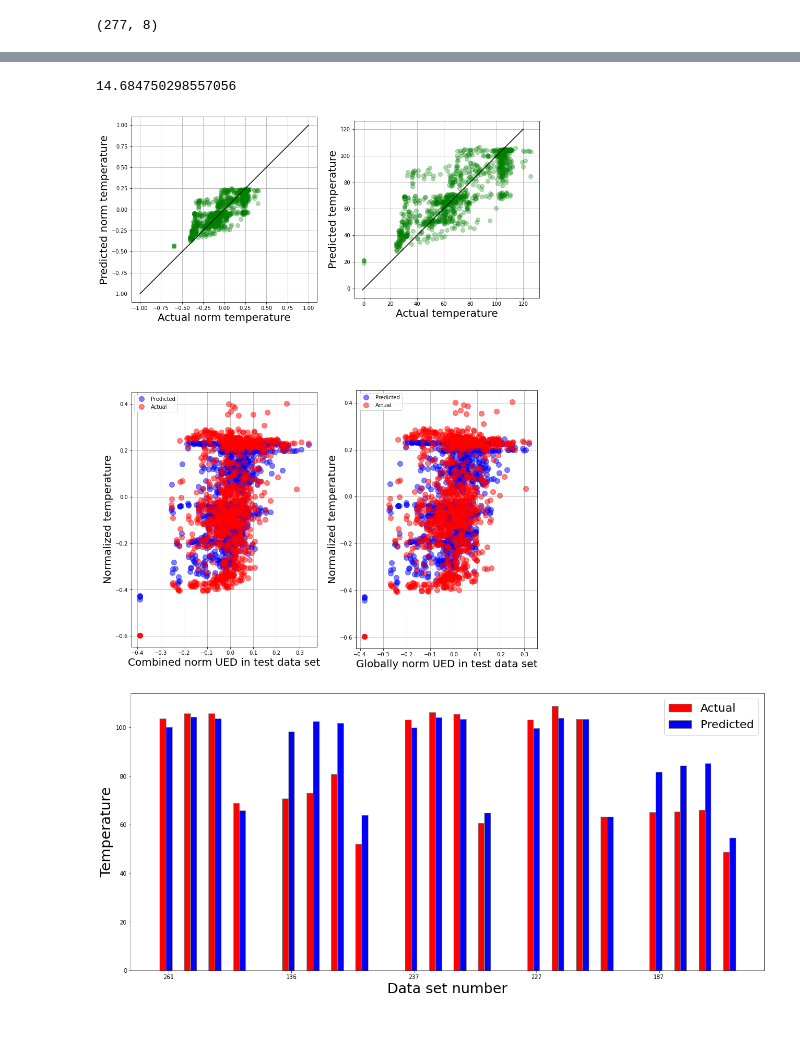
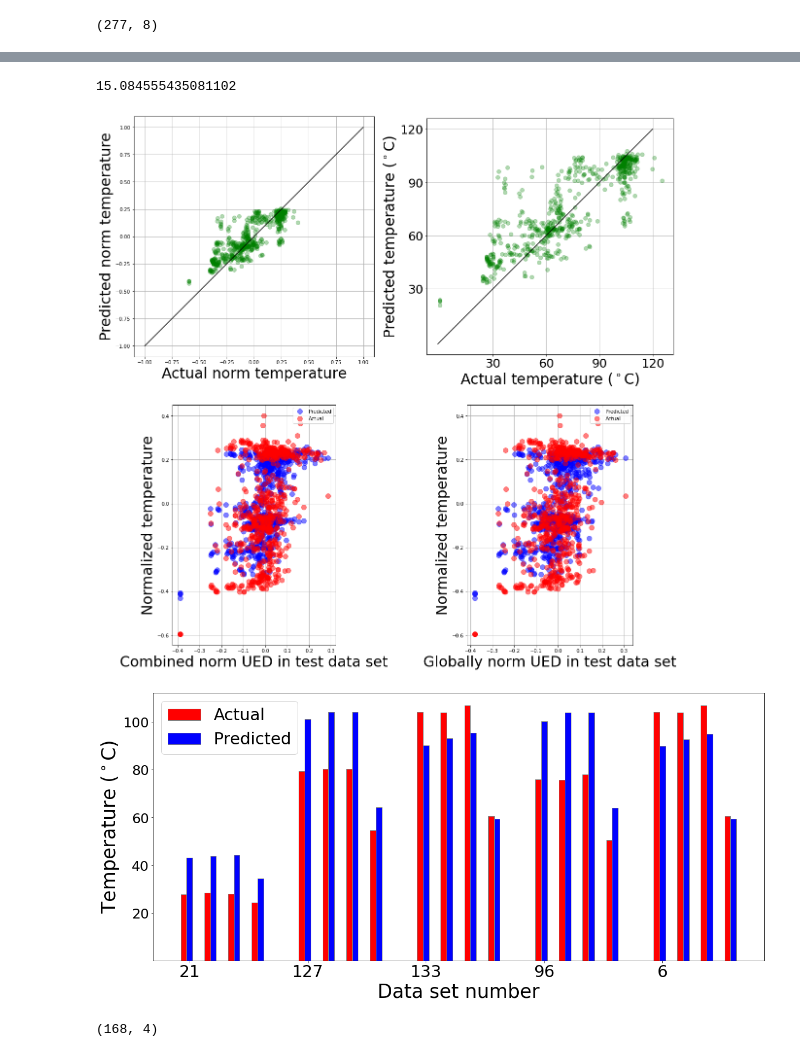
Before and after one commit to Elmiraniz/ultrasound-deep-decorrelation-imaging-of-ex-vivo-liver-RF-ablation, a Jupyter notebook: deep_thermometry_bovine.ipynb, the cells around one changed output, grey strips where cells are left out. Drawn from its saved outputs; the diff is of its cells as text; code cells hidden in the pictures; blank space fills up the shorter version.

```diff
--- a/deep_thermometry_bovine.ipynb
+++ b/deep_thermometry_bovine.ipynb
@@ -656,7 +656,7 @@ dec_comb_glob.shape
 # %% [output]
 (839, 8)
 # %%
-X_train_inst, X_test_inst, Y_train_inst, Y_test_inst = train_test_split(dec_comb_glob, temperature_norm, test_size=0.33, random_state=42)
+X_train_inst, X_test_inst, Y_train_inst, Y_test_inst = train_test_split(dec_comb_glob, temperature_norm, test_size=0.2, random_state=42)
 
 Y_train_inst.shape
 # %% [output]
@@ -1032,8 +898,8 @@ tensorboard_callback = keras.callbacks.TensorBoard(log_dir=logdir)
 history5 = my_model5.fit(
     X_train_inst,
     Y_train_inst,
-    batch_size=50,
-    epochs=420,
+    batch_size=100,
+    epochs=210,
     verbose=2,
     validation_split=0.15,
     shuffle=False,
@@ -1077,6 +942,6 @@ X_test_inst_real = (X_test_inst + dec_log10_mean) * dec_log10_absmax
 # %%
-font_size = 20
-plt.figure(figsize=(14,20))
+font_size = 30
+plt.figure(figsize=(20,20))
 plt.subplot(221, aspect='equal')
 plt.plot(Y_test_inst, y_predictions_inst, 'go', alpha=0.3, markersize=8);
 plt.plot(np.linspace(-1,1,300), np.linspace(-1,1,300), 'k-');
@@ -1086,42 +951,45 @@ plt.grid()
 plt.subplot(222, aspect='equal')
 plt.plot(Y_test_inst_real, y_predictions_inst_real, 'go', alpha=0.3, markersize=8);
 plt.plot(np.linspace(-1,120,300), np.linspace(-1,120,300), 'k-');
-plt.xlabel('Actual temperature',fontsize=font_size)
-plt.ylabel('Predicted temperature',fontsize=font_size)
+plt.xlabel('Actual temperature ($^\circ$C)',fontsize=font_size)
+plt.ylabel('Predicted temperature ($^\circ$C)',fontsize=font_size)
+plt.xticks(ticks=[30, 60, 90, 120], fontsize=font_size-5)
+plt.yticks(ticks=[30, 60, 90, 120], fontsize=font_size-5)
 plt.grid()
 
 # plt.subplot(323, aspect='equal')
 # plt.plot(X_test_inst[:,0:4], y_predictions_inst, 'b+');
 # plt.xlabel('Inst. combined norm decorrelation in test data set')
 # plt.ylabel('Predicted temperature')
 # plt.grid()
 # plt.subplot(324, aspect='equal')
 # plt.plot(X_test_inst[:,4:], y_predictions_inst, 'b+');
 # plt.xlabel('Inst. globally norm decorrelation in test data set')
 # plt.ylabel('Predicted temperature')
 # plt.grid()
 
 plt.subplot(223, aspect='equal')
 plt.plot(X_test_inst[:,0:4].ravel(), y_predictions_inst.ravel(), 'bo', label='Predicted', alpha=0.5, markersize=10);
 plt.plot(X_test_inst[:,0:4].ravel(), Y_test_inst.ravel(), 'ro', label='Actual', alpha=0.5, markersize=10);
 plt.xlabel('Combined norm UED in test data set',fontsize=font_size)
 plt.ylabel('Normalized temperature',fontsize=font_size)
 plt.grid()
 plt.legend(loc='best')
 plt.subplot(224, aspect='equal')
 plt.plot(X_test_inst[:,4:].ravel(), y_predictions_inst.ravel(), 'bo', label='Predicted', alpha=0.5, markersize=10);
 plt.plot(X_test_inst[:,4:].ravel(), Y_test_inst.ravel(), 'ro', label='Actual', alpha=0.5, markersize=10);
 plt.xlabel('Globally norm UED in test data set',fontsize=font_size)
 plt.ylabel('Normalized temperature',fontsize=font_size)
 plt.grid()
 plt.legend(loc='best')
 
+plt.savefig('temp_predictions.png', bbox_inches='tight')
 
 # RMSE in test set in deg celsus
 np.sqrt(np.square(Y_test_inst_real-y_predictions_inst_real).mean())
 # %% [output]
-14.684750298557056
+15.084555435081102
-[figure, old version]
+[figure, new version]
 # %%
 m = 5
 thermometers = 4
@@ -1140,12 +1008,18 @@ for i in range(m):
             edgecolor ='grey')
     br1 = [x + barSeparation for x in br1]
 
-plt.ylabel('Temperature', fontsize=font_size+5)
+plt.ylabel('Temperature ($^\circ$C)', fontsize=font_size+5)
 plt.xlabel('Data set number', fontsize=font_size+5)
-plt.xticks([r * barSeparation + barWidth for r in range(m)], [str(y) for y in data_sets_to_disp])
+plt.xticks([r * barSeparation + barWidth for r in range(m)], [str(y) for y in data_sets_to_disp], fontsize=font_size)
+plt.yticks(ticks=np.arange(20, 120, 20), fontsize=font_size-5)
 plt.legend((p1[0], p2[0]), ('Actual','Predicted'), fontsize=font_size)
+# plt.savefig('temp_predictions_5data.png')
 plt.show()
 # %% [output]
-[figure, old version]
+[figure, new version]
+# %%
+Y_test_inst_real.shape
+# %% [output]
+(168, 4)
 # %%
 # Compute RMSE for temp < 50, 50< <100, >100
```
Also changed, not shown: parts of 32 cells of this notebook, 24 other files.
